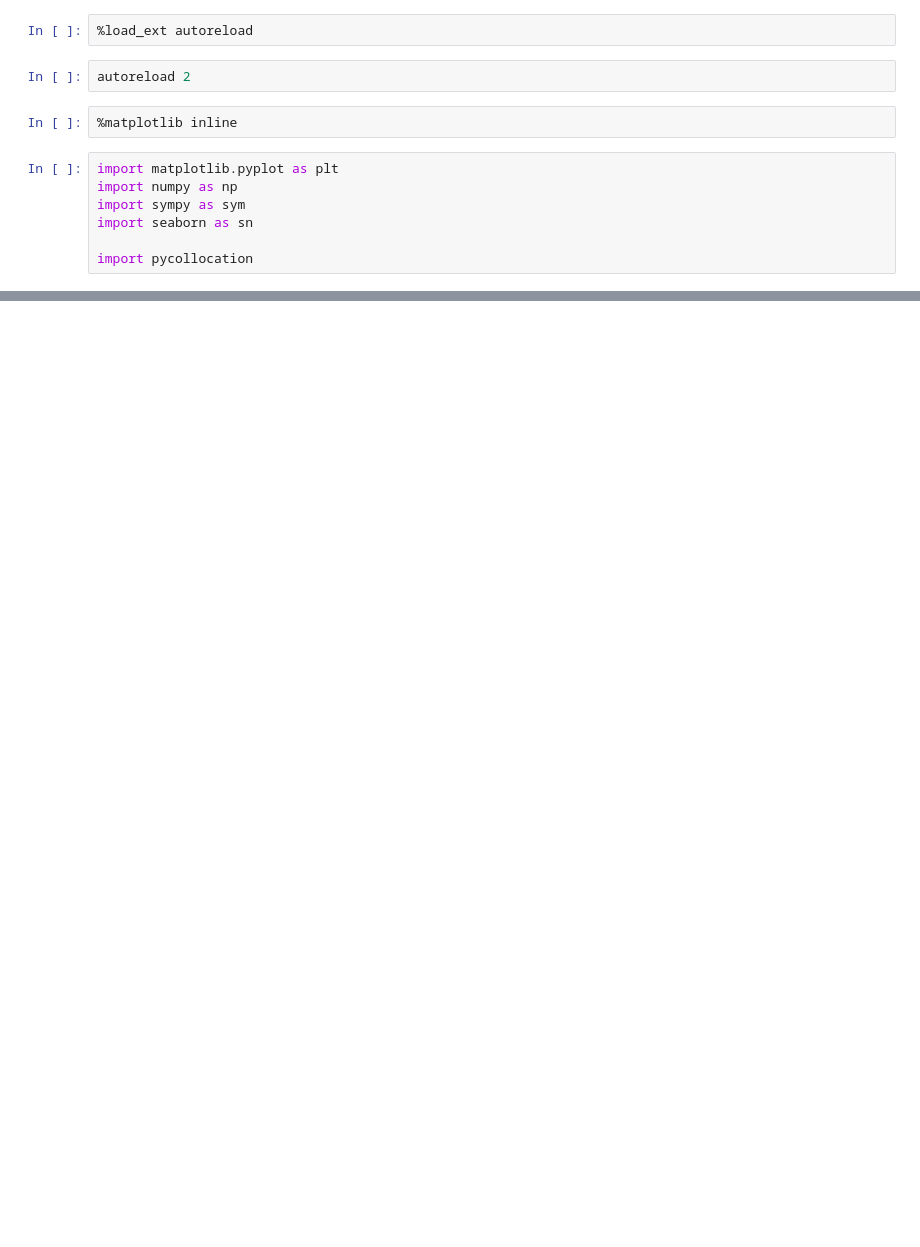
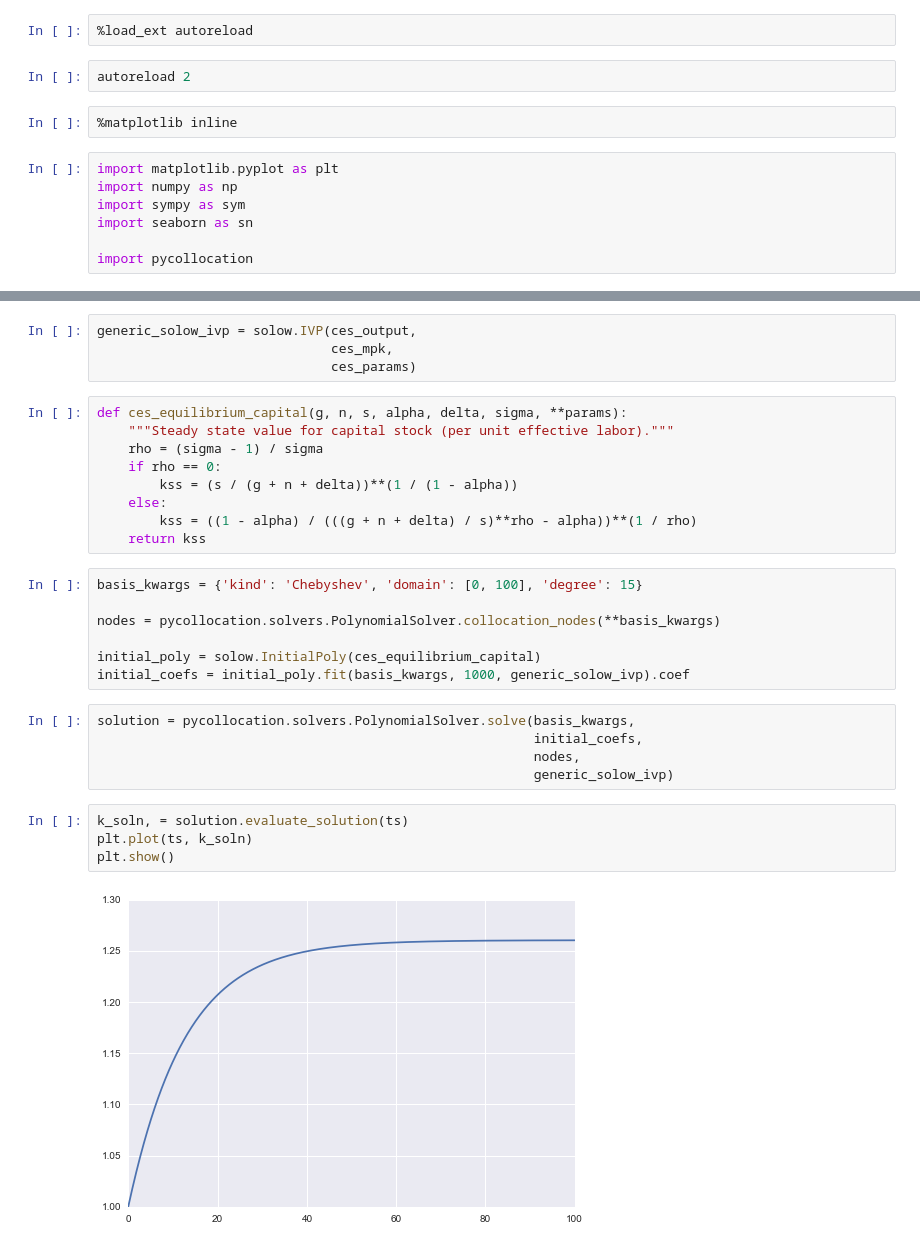
Before and after one commit to davidrpugh/pyCollocation, a Jupyter notebook: examples/solow-model.ipynb, the cells around one changed output, grey strips where cells are left out. Cells and saved outputs as stored; diff of their text form; blank space fills up the shorter version.

```diff
--- a/examples/solow-model.ipynb
+++ b/examples/solow-model.ipynb
@@ -118,0 +138,31 @@ plt.plot(ts, k_resids)
+# %%
+generic_solow_ivp = solow.IVP(ces_output,
+                              ces_mpk,
+                              ces_params)
+# %%
+def ces_equilibrium_capital(g, n, s, alpha, delta, sigma, **params):
+    """Steady state value for capital stock (per unit effective labor)."""
+    rho = (sigma - 1) / sigma
+    if rho == 0:
+        kss = (s / (g + n + delta))**(1 / (1 - alpha))
+    else:
+        kss = ((1 - alpha) / (((g + n + delta) / s)**rho - alpha))**(1 / rho)
+    return kss
+# %%
+basis_kwargs = {'kind': 'Chebyshev', 'domain': [0, 100], 'degree': 15}
+
+nodes = pycollocation.solvers.PolynomialSolver.collocation_nodes(**basis_kwargs)
+
+initial_poly = solow.InitialPoly(ces_equilibrium_capital)
+initial_coefs = initial_poly.fit(basis_kwargs, 1000, generic_solow_ivp).coef
+# %%
+solution = pycollocation.solvers.PolynomialSolver.solve(basis_kwargs,
+                                                        initial_coefs,
+                                                        nodes,
+                                                        generic_solow_ivp)
+# %%
+k_soln, = solution.evaluate_solution(ts)
+plt.plot(ts, k_soln)
+plt.show()
+# %% [output]
+[figure, added]
```
Also changed, not shown: parts of 36 cells of this notebook, 2 other files.
